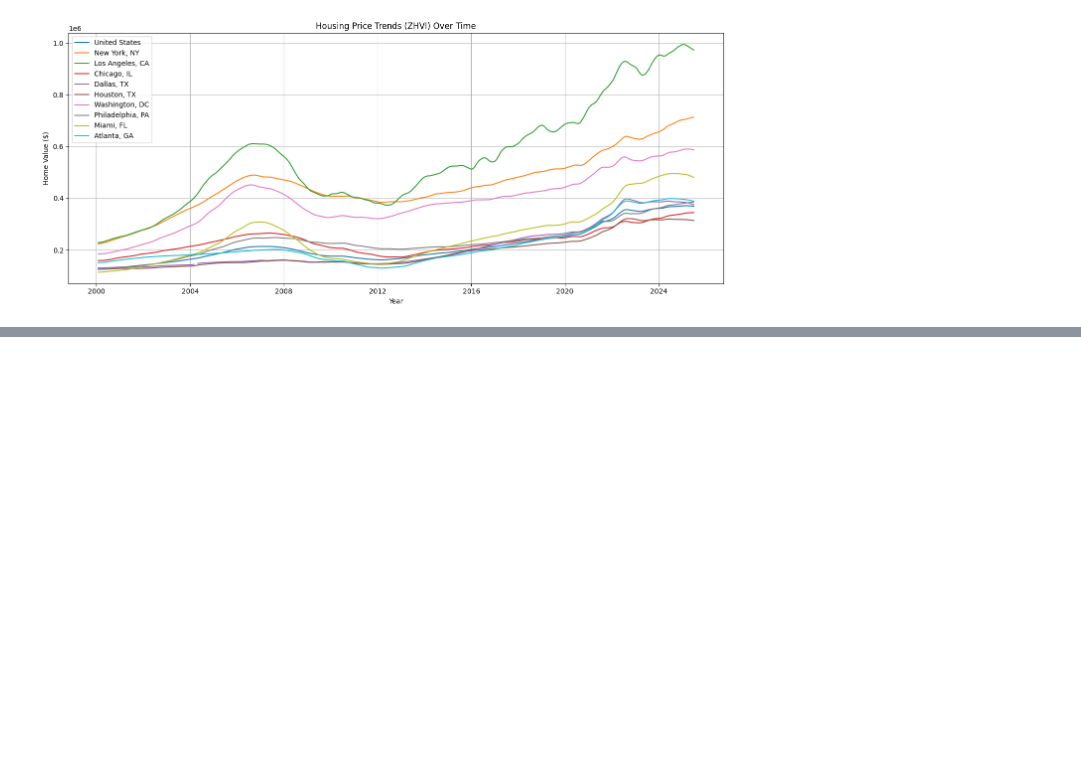
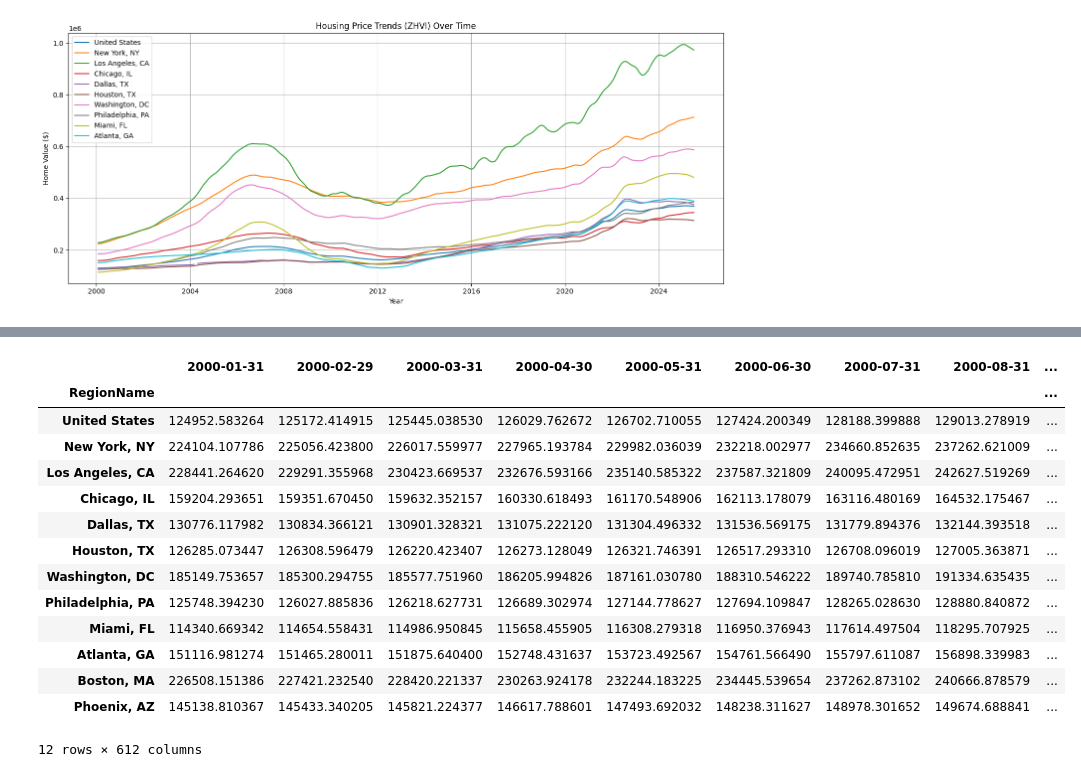
Before and after one commit to GeordieJones/Extra_Practice, a Jupyter notebook: home_tracking/filtering_zhvi.ipynb, the cells around one changed output, grey strips where cells are left out. Cells and saved outputs as stored; diff of their text form; code cells hidden in the pictures; blank space fills up the shorter version.

```diff
--- a/home_tracking/filtering_zhvi.ipynb
+++ b/home_tracking/filtering_zhvi.ipynb
@@ -55,0 +47,26 @@ plt.show()
+# %%
+# Calculate rolling means for all numeric columns
+df_rolling = df.T.rolling(window=12).mean().T
+# Rename rolling columns
+df_rolling.columns = [col + '_rolling' for col in df.columns]
+
+# Concatenate original + rolling columns
+df_combined = pd.concat([df, df_rolling], axis=1)
+
+df_combined.head(12)
+# %% [output]
+|  | 2000-01-31 | 2000-02-29 | 2000-03-31 | 2000-04-30 | 2000-05-31 | 2000-06-30 | 2000-07-31 | 2000-08-31 | ... |
+| RegionName |  |  |  |  |  |  |  |  | ... |
+| United States | 124952.583264 | 125172.414915 | 125445.038530 | 126029.762672 | 126702.710055 | 127424.200349 | 128188.399888 | 129013.278919 | ... |
+| New York, NY | 224104.107786 | 225056.423800 | 226017.559977 | 227965.193784 | 229982.036039 | 232218.002977 | 234660.852635 | 237262.621009 | ... |
+| Los Angeles, CA | 228441.264620 | 229291.355968 | 230423.669537 | 232676.593166 | 235140.585322 | 237587.321809 | 240095.472951 | 242627.519269 | ... |
+| Chicago, IL | 159204.293651 | 159351.670450 | 159632.352157 | 160330.618493 | 161170.548906 | 162113.178079 | 163116.480169 | 164532.175467 | ... |
+| Dallas, TX | 130776.117982 | 130834.366121 | 130901.328321 | 131075.222120 | 131304.496332 | 131536.569175 | 131779.894376 | 132144.393518 | ... |
+| Houston, TX | 126285.073447 | 126308.596479 | 126220.423407 | 126273.128049 | 126321.746391 | 126517.293310 | 126708.096019 | 127005.363871 | ... |
+| Washington, DC | 185149.753657 | 185300.294755 | 185577.751960 | 186205.994826 | 187161.030780 | 188310.546222 | 189740.785810 | 191334.635435 | ... |
+| Philadelphia, PA | 125748.394230 | 126027.885836 | 126218.627731 | 126689.302974 | 127144.778627 | 127694.109847 | 128265.028630 | 128880.840872 | ... |
+| Miami, FL | 114340.669342 | 114654.558431 | 114986.950845 | 115658.455905 | 116308.279318 | 116950.376943 | 117614.497504 | 118295.707925 | ... |
+| Atlanta, GA | 151116.981274 | 151465.280011 | 151875.640400 | 152748.431637 | 153723.492567 | 154761.566490 | 155797.611087 | 156898.339983 | ... |
+| Boston, MA | 226508.151386 | 227421.232540 | 228420.221337 | 230263.924178 | 232244.183225 | 234445.539654 | 237262.873102 | 240666.878579 | ... |
+| Phoenix, AZ | 145138.810367 | 145433.340205 | 145821.224377 | 146617.788601 | 147493.692032 | 148238.311627 | 148978.301652 | 149674.688841 | ... |
+12 rows × 612 columns
```
Also changed, not shown: parts of 5 cells of this notebook.
